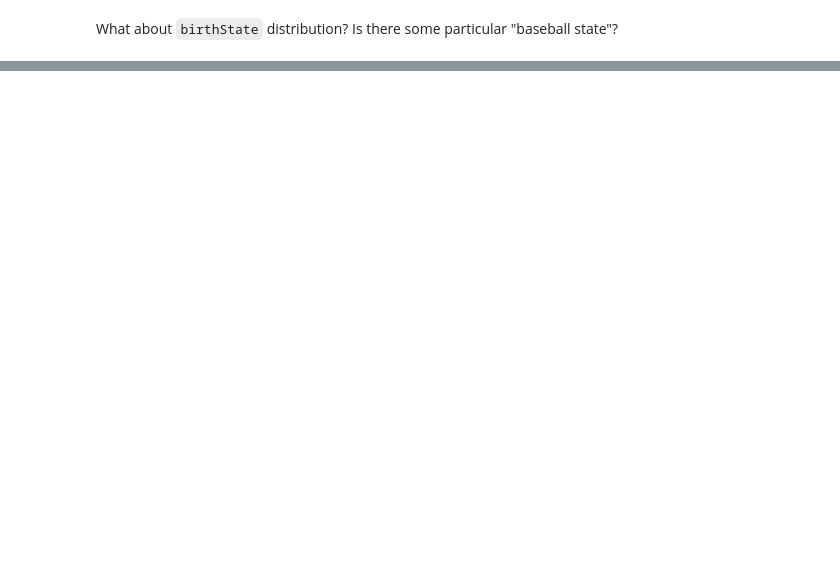
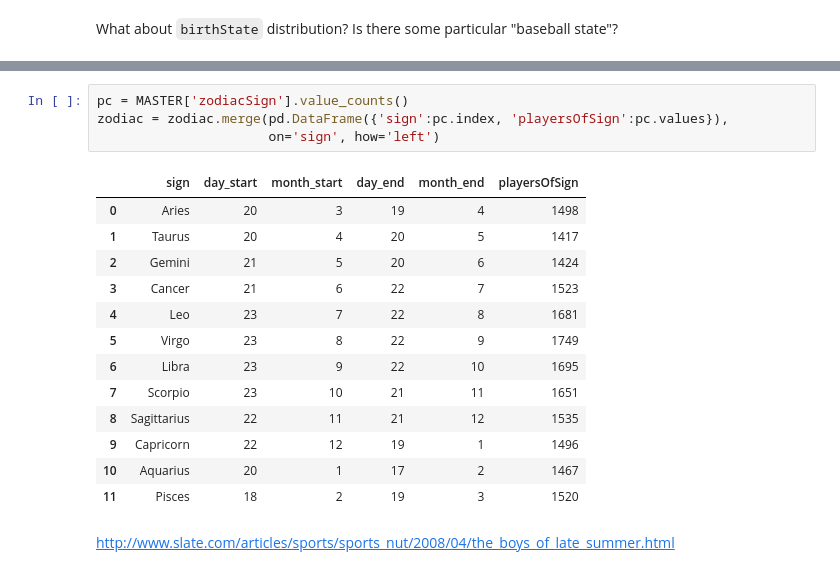
Before and after one commit to rshest/data-analyst-projects, a Jupyter notebook: p2.investigate-a-dataset/p2.investigate-a-dataset.ipynb, the cells around one changed output, grey strips where cells are left out. Cells and saved outputs as stored; diff of their text form; blank space fills up the shorter version.

```diff
--- a/p2.investigate-a-dataset/p2.investigate-a-dataset.ipynb
+++ b/p2.investigate-a-dataset/p2.investigate-a-dataset.ipynb
@@ -290,0 +310,20 @@ Name: birthState, Length: 260, dtype: int64
+# %%
+pc = MASTER['zodiacSign'].value_counts()
+zodiac = zodiac.merge(pd.DataFrame({'sign':pc.index, 'playersOfSign':pc.values}),
+                      on='sign', how='left')
+# %% [output]
+|  | sign | day_start | month_start | day_end | month_end | playersOfSign |
+| 0 | Aries | 20 | 3 | 19 | 4 | 1498 |
+| 1 | Taurus | 20 | 4 | 20 | 5 | 1417 |
+| 2 | Gemini | 21 | 5 | 20 | 6 | 1424 |
+| 3 | Cancer | 21 | 6 | 22 | 7 | 1523 |
+| 4 | Leo | 23 | 7 | 22 | 8 | 1681 |
+| 5 | Virgo | 23 | 8 | 22 | 9 | 1749 |
+| 6 | Libra | 23 | 9 | 22 | 10 | 1695 |
+| 7 | Scorpio | 23 | 10 | 21 | 11 | 1651 |
+| 8 | Sagittarius | 22 | 11 | 21 | 12 | 1535 |
+| 9 | Capricorn | 22 | 12 | 19 | 1 | 1496 |
+| 10 | Aquarius | 20 | 1 | 17 | 2 | 1467 |
+| 11 | Pisces | 18 | 2 | 19 | 3 | 1520 |
+# %% [markdown]
+http://www.slate.com/articles/sports/sports_nut/2008/04/the_boys_of_late_summer.html
```
Also changed, not shown: parts of 17 cells of this notebook, 2 other files.
